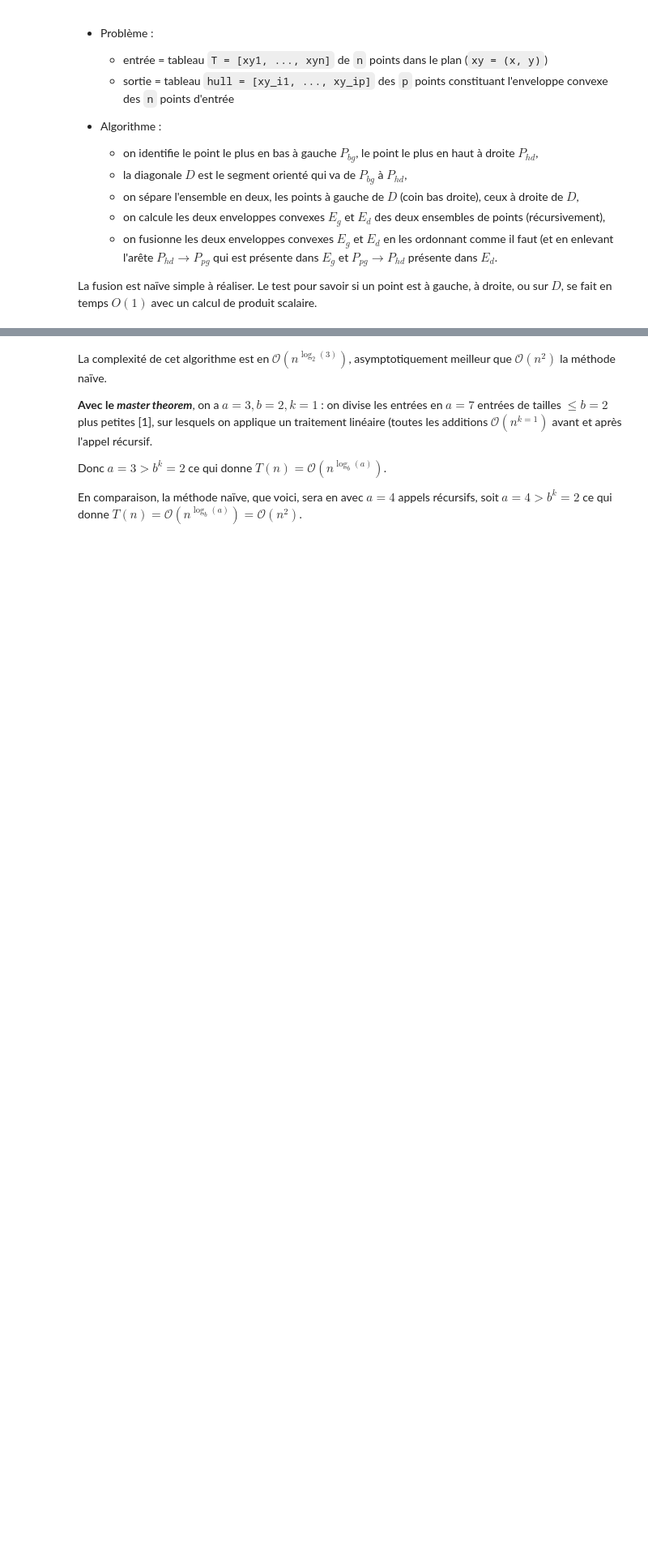
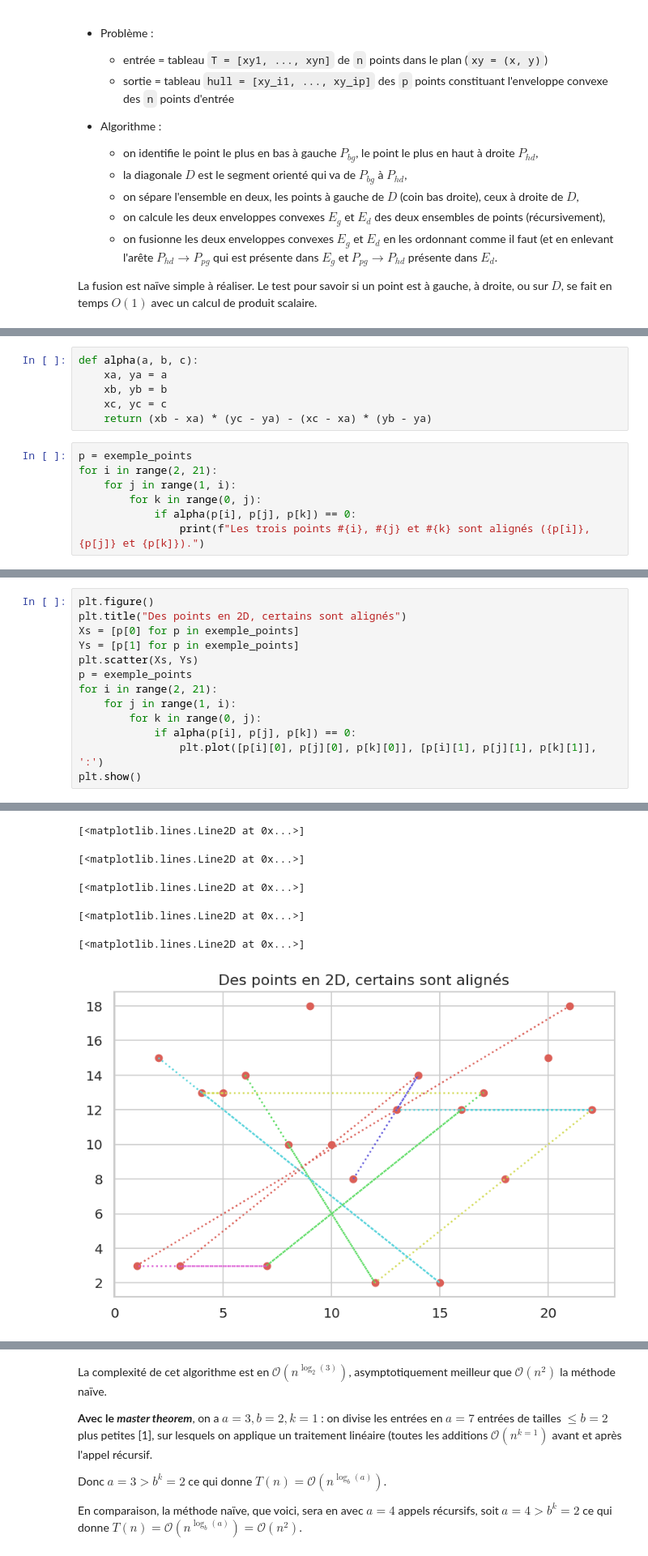
Before and after one commit to Naereen/ALGO1-Info1-2019, a Jupyter notebook: CoursMagistral_3.ipynb, the cells around one changed output, grey strips where cells are left out. Shown at 81% size. Drawn from its saved outputs; the diff is of its cells as text; blank space fills up the shorter version.

```diff
--- a/CoursMagistral_3.ipynb
+++ b/CoursMagistral_3.ipynb
@@ -477,0 +551,13 @@ def quickhull(points):
+# %%
+def alpha(a, b, c):
+    xa, ya = a
+    xb, yb = b
+    xc, yc = c
+    return (xb - xa) * (yc - ya) - (xc - xa) * (yb - ya)
+# %%
+p = exemple_points
+for i in range(2, 21):
+    for j in range(1, i):
+        for k in range(0, j):
+            if alpha(p[i], p[j], p[k]) == 0:
+                print(f"Les trois points #{i}, #{j} et #{k} sont alignés ({p[i]}, {p[j]} et {p[k]}).")
@@ -477,0 +575,14 @@ def quickhull(points):
+# %%
+plt.figure()
+plt.title("Des points en 2D, certains sont alignés")
+Xs = [p[0] for p in exemple_points]
+Ys = [p[1] for p in exemple_points]
+plt.scatter(Xs, Ys)
+p = exemple_points
+for i in range(2, 21):
+    for j in range(1, i):
+        for k in range(0, j):
+            if alpha(p[i], p[j], p[k]) == 0:
+                plt.plot([p[i][0], p[j][0], p[k][0]], [p[i][1], p[j][1], p[k][1]], ':')
+plt.show()
+# %% [output]
@@ -477,0 +597,6 @@ def quickhull(points):
+[<matplotlib.lines.Line2D at 0x...>]
+[<matplotlib.lines.Line2D at 0x...>]
+[<matplotlib.lines.Line2D at 0x...>]
+[<matplotlib.lines.Line2D at 0x...>]
+[<matplotlib.lines.Line2D at 0x...>]
+[figure, added]
```
Also changed, not shown: parts of 31 cells of this notebook, 1 other file.
